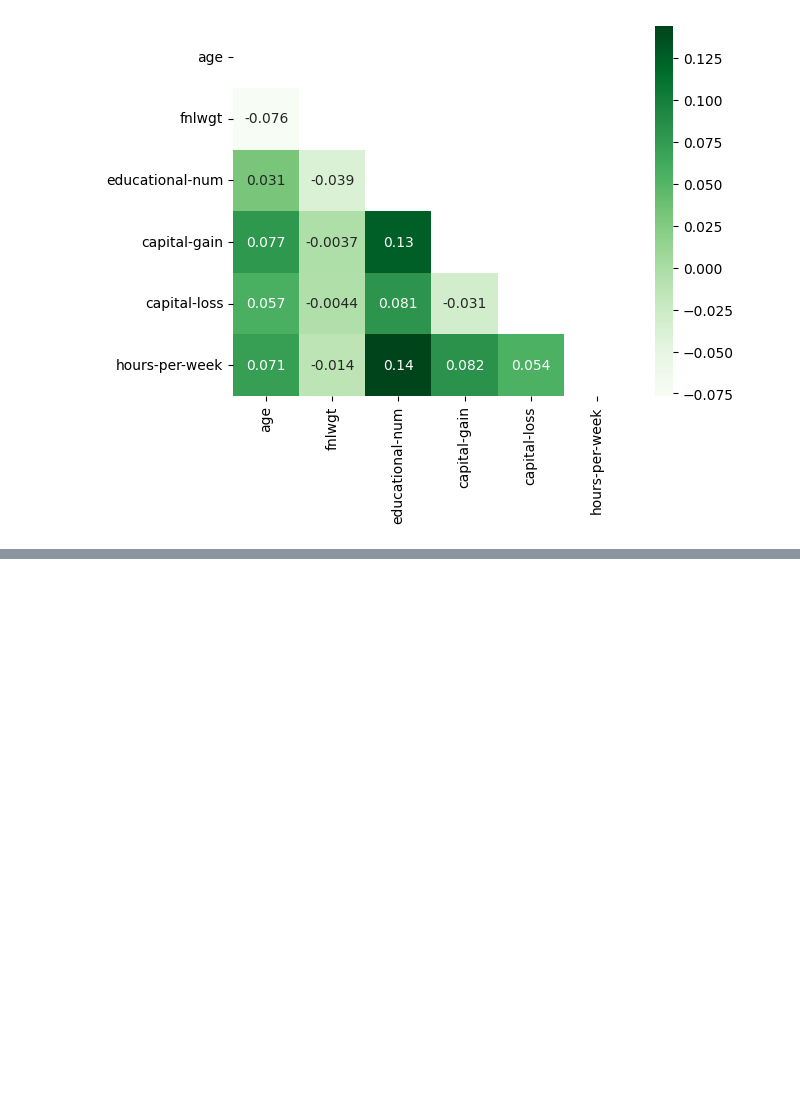
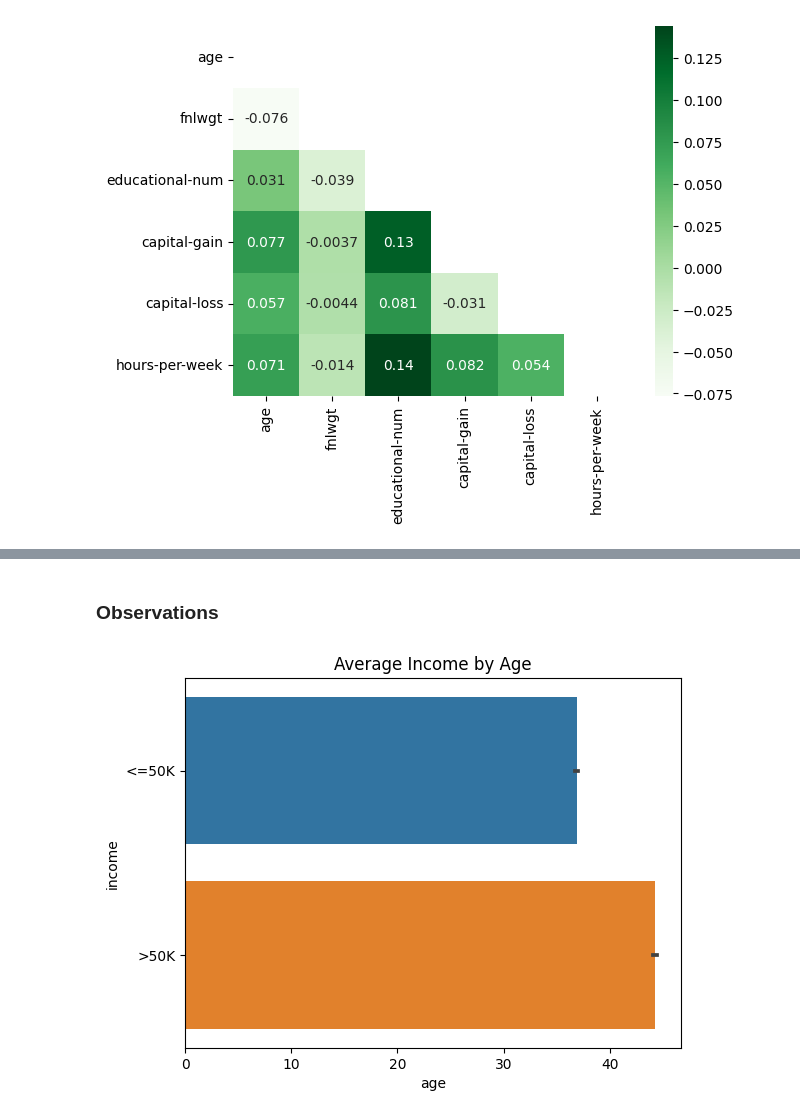
Before and after one commit to wrodemoyer/Adult-Income, a Jupyter notebook: Adult_Income.ipynb, the cells around one changed output, grey strips where cells are left out. Saved outputs shown, nothing was run; the diff lists cells and outputs as text; code cells hidden in the pictures; blank space fills up the shorter version.

```diff
--- a/Adult_Income.ipynb
+++ b/Adult_Income.ipynb
@@ -609,0 +661,10 @@ sns.heatmap(corr, cmap= 'Greens', annot= True, mask= mask);
+# %% [markdown]
+### Observations
+# %%
+# comparing average income by age
+ax= sns.barplot(data=df, x= 'age', y= 'income')
+
+# title
+ax.set_title('Average Income by Age');
+# %% [output]
+[figure, added]
```
Also changed, not shown: parts of 21 cells of this notebook.
